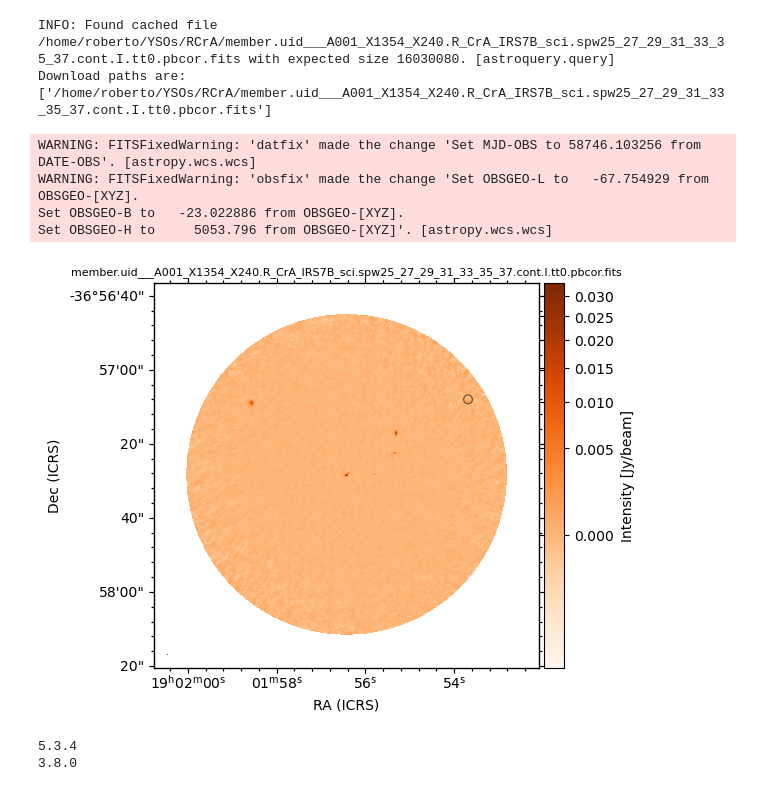
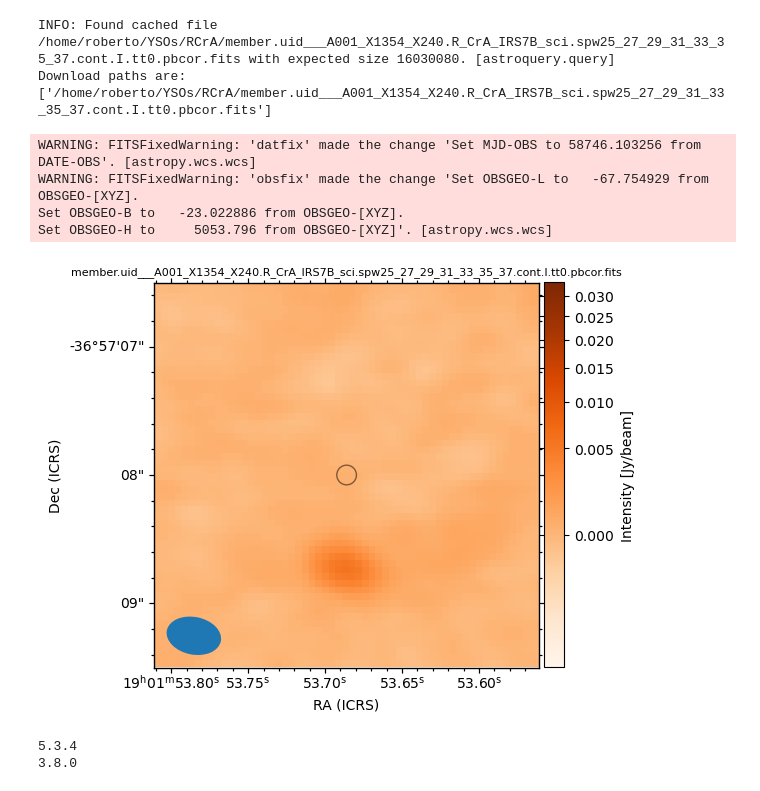
Before and after one commit to rgalvanmadrid/tutorial-Cordoba, a Jupyter notebook: RCrA-archive.ipynb, the cells around one changed output. Cells and saved outputs as stored; diff of their text form; code cells hidden in the pictures.

```diff
--- a/RCrA-archive.ipynb
+++ b/RCrA-archive.ipynb
@@ -208,36 +208,38 @@ INFO: Found cached file /home/roberto/YSOs/RCrA/member.uid___A001_X1354_X240.R_C
 Download paths are:
 ['/home/roberto/YSOs/RCrA/member.uid___A001_X1354_X240.R_CrA_IRS7B_sci.spw25_27_29_31_33_35_37.cont.I.tt0.pbcor.fits']
 # %%
+cropsize = 3/3600. #deg
 for image_file in download_paths:
     im_upd = updatefits(image_file, 0)
     #Read min/max and other params
     data = im_upd.data
     max = np.nanmax(data)
     min = np.nanmin(data)
     header = im_upd.header
     #Call plotting
     fig = plt.figure(figsize=(6, 5))
     fig = aplpy.FITSFigure(im_upd, figure=fig)
     fig.show_colorscale(cmap='Oranges',stretch='power', exponent=1/3,vmax=max,vmin=min)
-    fig.show_markers(c.ra, c.dec, edgecolor='black',facecolor='none', marker='o', s=40, alpha=0.5)
+    fig.recenter(c.ra, c.dec, width=cropsize, height=cropsize)  #zoomin the image
+    fig.show_markers(c.ra, c.dec, edgecolor='black',facecolor='none', marker='o', s=200, alpha=0.5)
     #f1.add_label(0.15,0.9,field,relative=True,color='white',size=20)
     fig.set_title(image_file.split('/')[-1], fontsize=8)
     fig.add_colorbar()
     fig.colorbar.show()
     fig.colorbar.set_location('right')
     fig.colorbar.set_font(size=10)
     fig.colorbar.set_axis_label_text('Intensity [Jy/beam]')
     fig.colorbar.set_axis_label_font(size=10) #weight='bold'
     fig.add_beam()
     fig.axis_labels.set_font(size=10)
     fig.tick_labels.set_font(size=10)
     fig.savefig(image_file.replace('.fits','.png'), dpi=150, adjust_bbox=True)
 # %% [output]
 WARNING: FITSFixedWarning: 'datfix' made the change 'Set MJD-OBS to 58746.103256 from DATE-OBS'. [astropy.wcs.wcs]
 WARNING: FITSFixedWarning: 'obsfix' made the change 'Set OBSGEO-L to   -67.754929 from OBSGEO-[XYZ].
 Set OBSGEO-B to   -23.022886 from OBSGEO-[XYZ].
 Set OBSGEO-H to     5053.796 from OBSGEO-[XYZ]'. [astropy.wcs.wcs]
-[figure, old version]
+[figure, new version]
 # %%
 '''
 For plotting, there is nasty incompatibility issue between astropy 5.1.0 and matplotlib 3.7.0.
```
Also changed, not shown: parts of 1 cell of this notebook, 2 other files.
